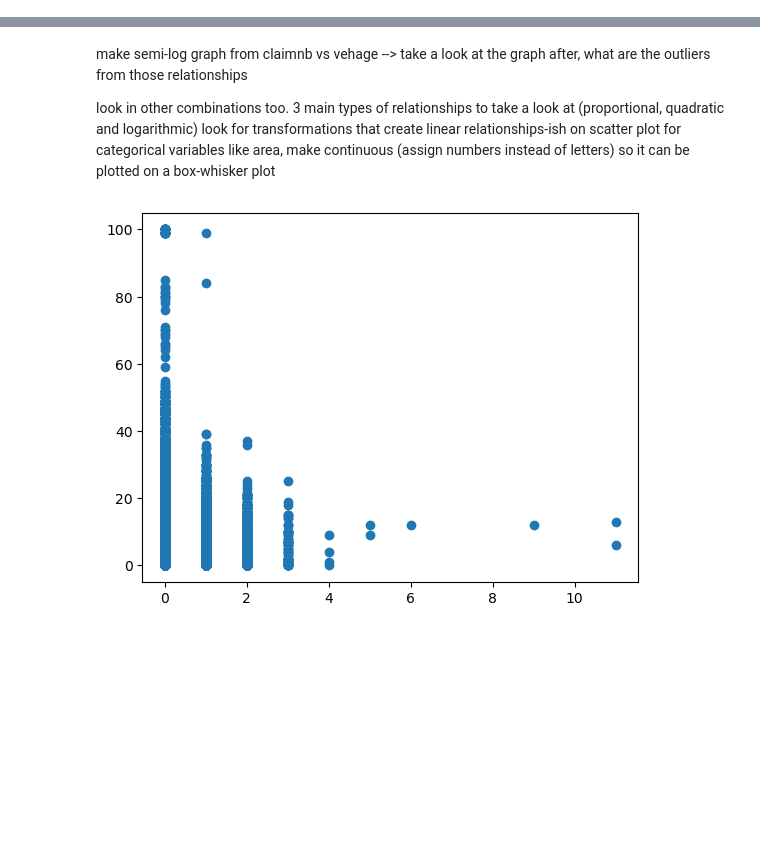
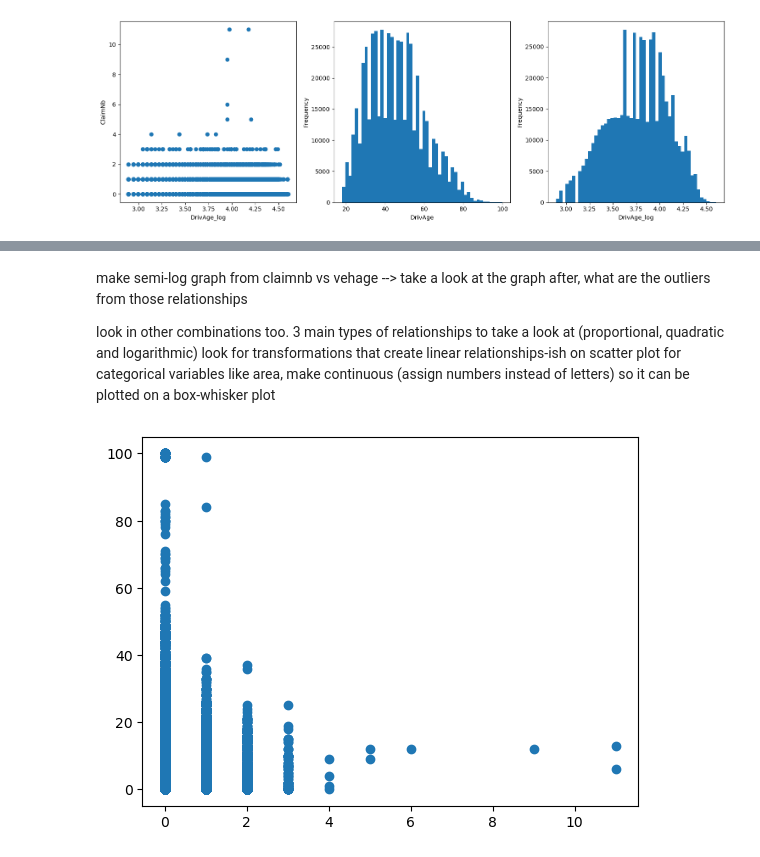
Before and after one commit to HKrtsn/ML-Project, a Jupyter notebook: pca_clustering_scraps.ipynb, the cells around one changed output, grey strips where cells are left out. Cells and saved outputs as stored; diff of their text form; code cells hidden in the pictures; blank space fills up the shorter version.

```diff
--- a/pca_clustering_scraps.ipynb
+++ b/pca_clustering_scraps.ipynb
@@ -16,0 +16,21 @@ claim=df[df['ClaimNb']>0]
+# %%
+df['DrivAge_log']=np.log(df['DrivAge'])
+
+fig, axes=plt.subplots(1, 3, figsize=(15,5))
+
+axes[0].scatter(x=df['DrivAge_log'], y=df['ClaimNb'])
+axes[0].set_xlabel('DrivAge_log')
+axes[0].set_ylabel('ClaimNb')
+
+axes[1].hist(df['DrivAge'].values, bins=50)
+axes[1].set_xlabel('DrivAge')
+axes[1].set_ylabel('Frequency')
+
+axes[2].hist(df['DrivAge_log'], bins=50)
+axes[2].set_xlabel('DrivAge_log')
+axes[2].set_ylabel('Frequency')
+
+plt.tight_layout()
+plt.show()
+# %% [output]
+[figure, added]
```
Also changed, not shown: parts of 4 cells of this notebook, 1 other file.
